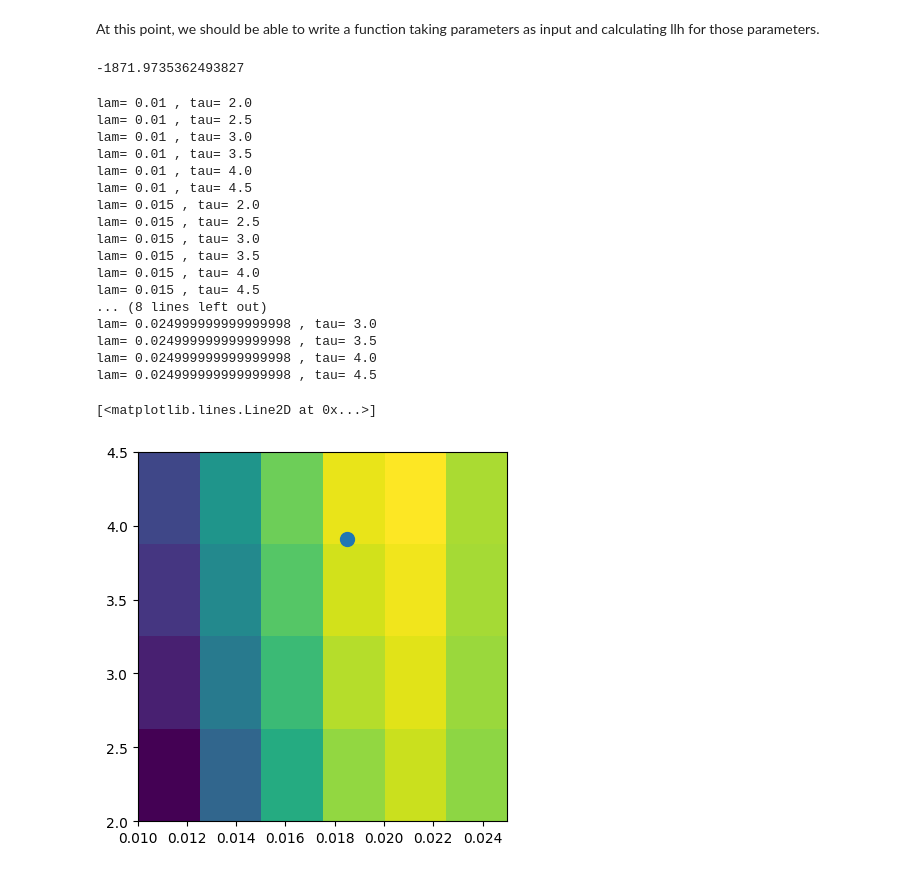
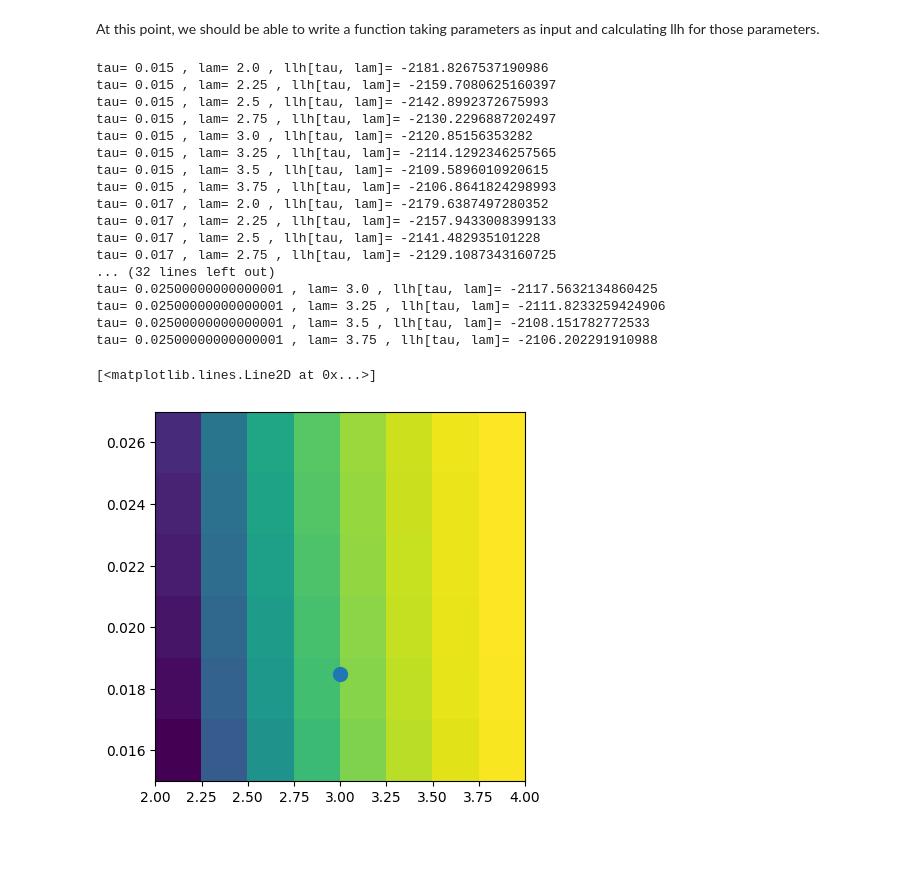
Before and after one commit to JBHilton/covid-19-in-households-public, a Jupyter notebook: examples/inference-from-testing/testing_with_modular_code.ipynb, the cells around one changed output. Drawn from its saved outputs; the diff is of its cells as text; code cells hidden in the pictures; blank space fills up the shorter version.

Commit message:
Switched fit target to general population coupling

```diff
--- a/examples/inference-from-testing/testing_with_modular_code.ipynb
+++ b/examples/inference-from-testing/testing_with_modular_code.ipynb
@@ -286,61 +286,62 @@ multi_hh_llh = sum(array([llh_from_test_data(sample_data, test_times, rhs, H0) f
 # %% [markdown]
 At this point, we should be able to write a function taking parameters as input and calculating llh for those parameters.
 # %%
-def llh_from_pars(data, test_times, lam, tau):
+def llh_from_pars(data, test_times, tau, lam):
     model_input = SEIRInput(SPEC, composition_list, comp_dist, print_ests=False)
-    model_input.k_home = lam / model_input.beta_int * model_input.k_home
-    model_input.k_ext = tau * model_input.k_ext
+    model_input.k_home = (tau / model_input.beta_int) * model_input.k_home
+    model_input.k_ext = 0 * model_input.k_ext
+    model_input.density_expo = true_density_expo
     # With the parameters chosen, we calculate Q_int:
     household_population = HouseholdPopulation(
         composition_list, comp_dist, model_input)
-
-    rhs = SEIRRateEquations(model_input, household_population, NoImportModel(4,1))
+    # lam goes in as arg for rate equations
+    rhs = SEIRRateEquations(model_input, household_population, FixedImportModel(4,1, np.array([lam * pop_prev])))
     H0 = make_initial_condition_by_eigenvector(growth_rate, model_input, household_population, rhs, 1e-2, 0.0,False,3)
     tspan = (0.0, 365)
     return(sum(array([llh_from_test_data(data, test_times, rhs, H0) for data in multi_hh_data])))
 # %%
-llh_from_pars(multi_hh_data, test_times, 0.015, 4)
+llh_from_pars(multi_hh_data, test_times, 0.015, 2.75)
-# %% [output]
--1871.9735362493827
 # %%
-lam_vals = arange(0.01, 0.03, 0.005)
-tau_vals = arange(2.0, 5.0, 0.5)
-llh_vals = np.zeros((len(lam_vals), len(tau_vals)))
-for i in range(len(lam_vals)):
-    for j in range(len(tau_vals)):
-        print("lam=",lam_vals[i],", tau=",tau_vals[j])
-        llh_vals[i,j] = llh_from_pars(multi_hh_data, test_times, lam_vals[i], tau_vals[j])
+tau_vals = arange(0.015, 0.025, 0.002)
+lam_vals = arange(2., 4.0, 0.25)
+llh_vals = np.zeros((len(tau_vals), len(lam_vals)))
+for i in range(len(tau_vals)):
+    for j in range(len(lam_vals)):
+        llh_vals[i,j] = llh_from_pars(multi_hh_data, test_times, tau_vals[i], lam_vals[j])
+        print("tau=",tau_vals[i],", lam=",lam_vals[j], ", llh[tau, lam]=", llh_vals[i, j])
 # %% [output]
-lam= 0.01 , tau= 2.0
-lam= 0.01 , tau= 2.5
-lam= 0.01 , tau= 3.0
-lam= 0.01 , tau= 3.5
-lam= 0.01 , tau= 4.0
-lam= 0.01 , tau= 4.5
-lam= 0.015 , tau= 2.0
-lam= 0.015 , tau= 2.5
-lam= 0.015 , tau= 3.0
-lam= 0.015 , tau= 3.5
-lam= 0.015 , tau= 4.0
-lam= 0.015 , tau= 4.5
-... (8 lines left out)
-lam= 0.024999999999999998 , tau= 3.0
-lam= 0.024999999999999998 , tau= 3.5
-lam= 0.024999999999999998 , tau= 4.0
-lam= 0.024999999999999998 , tau= 4.5
+tau= 0.015 , lam= 2.0 , llh[tau, lam]= -2181.8267537190986
+tau= 0.015 , lam= 2.25 , llh[tau, lam]= -2159.7080625160397
+tau= 0.015 , lam= 2.5 , llh[tau, lam]= -2142.8992372675993
+tau= 0.015 , lam= 2.75 , llh[tau, lam]= -2130.2296887202497
+tau= 0.015 , lam= 3.0 , llh[tau, lam]= -2120.85156353282
+tau= 0.015 , lam= 3.25 , llh[tau, lam]= -2114.1292346257565
+tau= 0.015 , lam= 3.5 , llh[tau, lam]= -2109.5896010920615
+tau= 0.015 , lam= 3.75 , llh[tau, lam]= -2106.8641824298993
+tau= 0.017 , lam= 2.0 , llh[tau, lam]= -2179.6387497280352
+tau= 0.017 , lam= 2.25 , llh[tau, lam]= -2157.9433008399133
+tau= 0.017 , lam= 2.5 , llh[tau, lam]= -2141.482935101228
+tau= 0.017 , lam= 2.75 , llh[tau, lam]= -2129.1087343160725
+... (32 lines left out)
+tau= 0.02500000000000001 , lam= 3.0 , llh[tau, lam]= -2117.5632134860425
+tau= 0.02500000000000001 , lam= 3.25 , llh[tau, lam]= -2111.8233259424906
+tau= 0.02500000000000001 , lam= 3.5 , llh[tau, lam]= -2108.151782772533
+tau= 0.02500000000000001 , lam= 3.75 , llh[tau, lam]= -2106.202291910988
 # %%
 fig, ax = subplots(1, 1)
-lam_range = lam_vals[-1] - lam_vals[0]
-tau_range = tau_vals[-1] - tau_vals[0]
+lam_max = lam_vals[-1] + (lam_vals[1]-lam_vals[0])
+lam_range = lam_max - lam_vals[0]
+tau_max = tau_vals[-1] + (tau_vals[1]-tau_vals[0])
+tau_range = tau_max - tau_vals[0]
 ax.imshow(llh_vals,
             origin='lower',
-            extent=(lam_vals[0],lam_vals[-1],tau_vals[0],tau_vals[-1]),
+            extent=(lam_vals[0],lam_max,tau_vals[0],tau_max),
          aspect=lam_range/tau_range)
-ax.plot([model_input.beta_int],
-        [beta_ext],
+ax.plot([true_lam],
+        [model_input.beta_int],
         marker=".",
         ms=20)
 # %% [output]
 [<matplotlib.lines.Line2D at 0x...>]
-[figure, old version]
+[figure, new version]
 # %%
```
Also changed, not shown: parts of 9 cells of this notebook.
